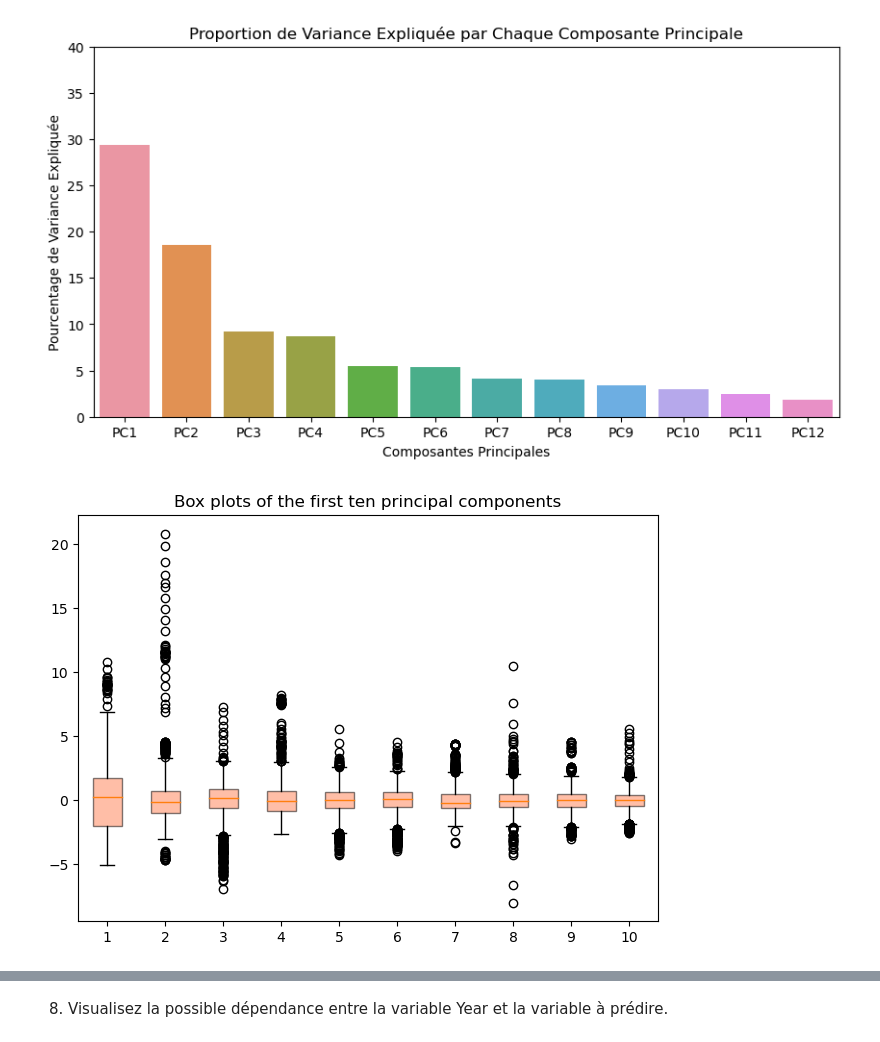
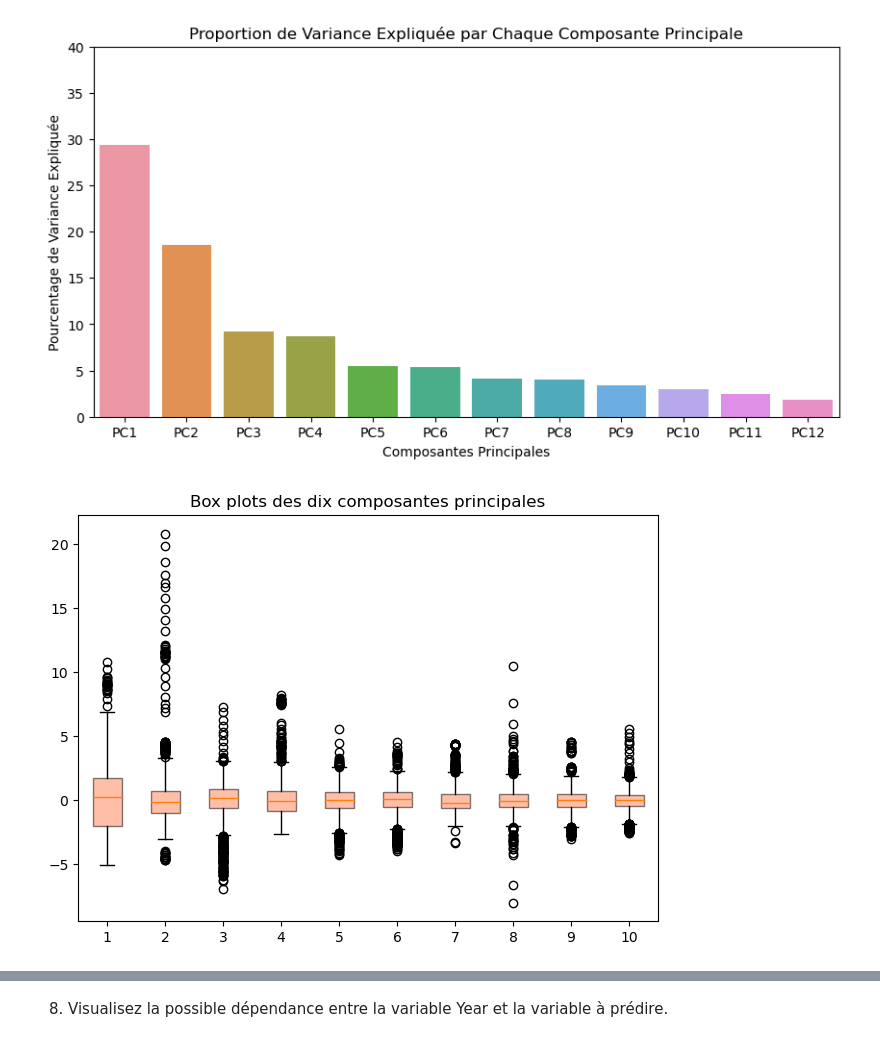
Before and after one commit to julien-richaume/projet_machine_learning, a Jupyter notebook: Rendu_Projet_Python.ipynb, the cells around one changed output, grey strips where cells are left out. Cells and saved outputs as stored; diff of their text form; code cells hidden in the pictures.

```diff
--- a/Rendu_Projet_Python.ipynb
+++ b/Rendu_Projet_Python.ipynb
@@ -307,11 +389,11 @@ plt.show()
 # %%
 box = plt.boxplot(df_pca[:,:10], patch_artist=True)
 plt.setp(box["boxes"], facecolor="coral", alpha=.5)
-plt.title("Box plots of the first ten principal components")
+plt.title("Box plots des dix composantes principales")
 plt.tight_layout()
 plt.show()
 # %% [output]
-[figure, old version]
+[figure, new version]
 # %%
 coord1 = pca.components_[0] * np.sqrt(pca.explained_variance_[0])
 coord2 = pca.components_[1] * np.sqrt(pca.explained_variance_[1])
```
Also changed, not shown: parts of 30 cells of this notebook.
